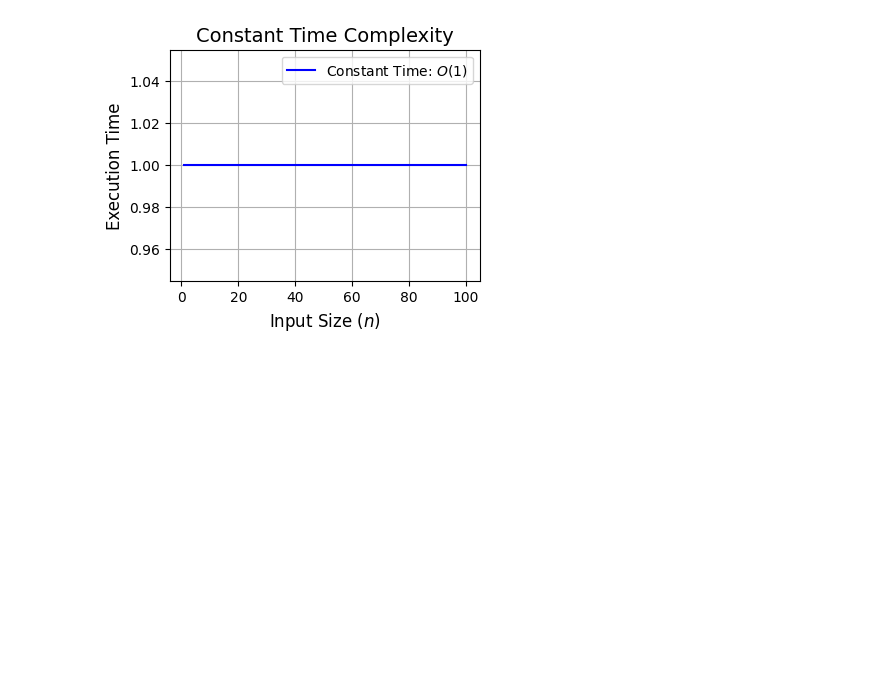
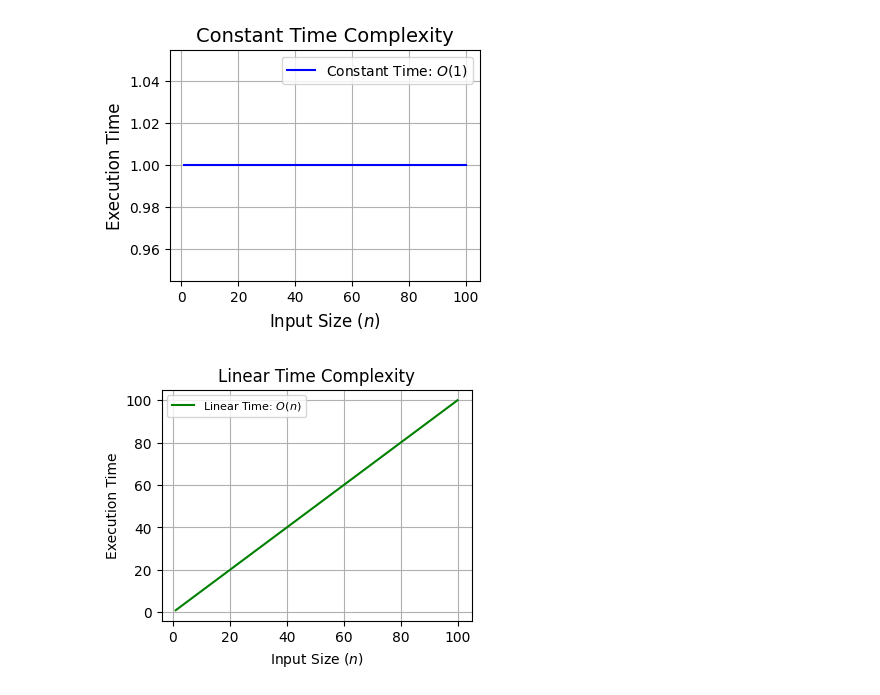
Before and after one commit to minoad/articles, a Jupyter notebook: scripts/python_plots.ipynb, the cells around one changed output. Cells and saved outputs as stored; diff of their text form; code cells hidden in the pictures; blank space fills up the shorter version.

Commit message:
changed ascii art to python plots

```diff
--- a/scripts/python_plots.ipynb
+++ b/scripts/python_plots.ipynb
@@ -85,3 +85,31 @@ plt.savefig("../figures/constant_time.png", dpi=300)
 plt.show()
 # %% [output]
 [figure]
+# %%
+import numpy as np
+import matplotlib.pyplot as plt
+
+# Define the range of input sizes (n)
+n_values = np.linspace(1, 100, 100)
+
+# Linear time function (execution time grows linearly with input size)
+linear_time = n_values
+
+# Plot the linear time function
+plt.figure(figsize=(4, 3))  # Half the original size
+plt.plot(n_values, linear_time, label='Linear Time: $O(n)$', color='green')
+
+# Add labels and title
+plt.xlabel('Input Size ($n$)', fontsize=10)
+plt.ylabel('Execution Time', fontsize=10)
+plt.title('Linear Time Complexity', fontsize=12)
+plt.legend(fontsize=8)
+plt.grid(True)
+
+# Save the plot as an image file
+plt.savefig("../figures/linear_time.png", dpi=300)  # Save as PNG with 300 dpi resolution
+
+# Show the plot
+plt.show()
+# %% [output]
+[figure, added]
```
Also changed, not shown: parts of 8 cells of this notebook, 10 other files.
